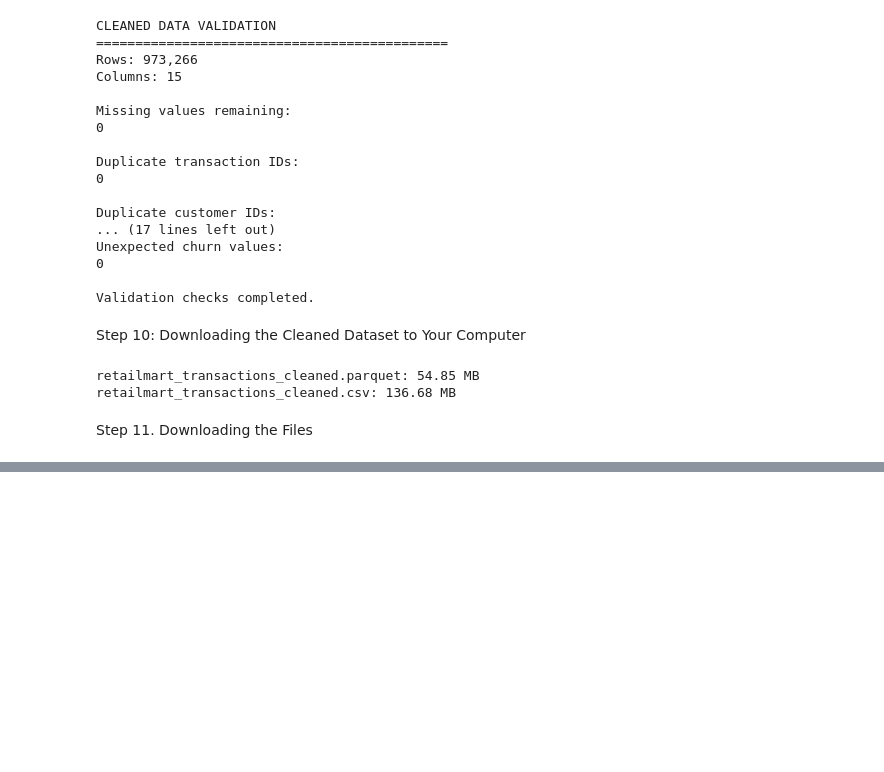
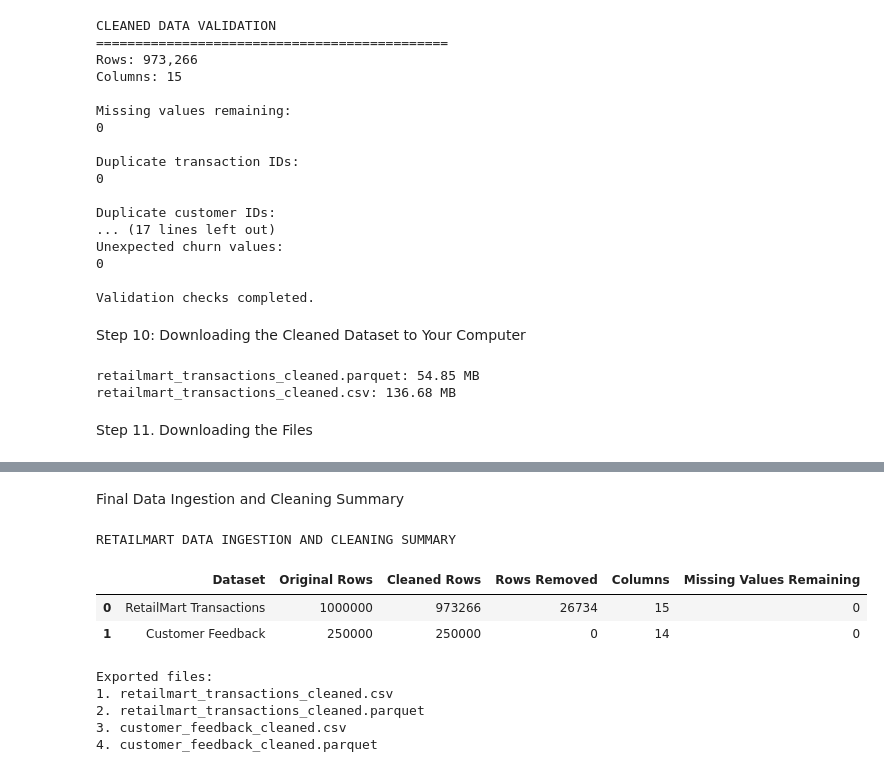
Before and after one commit to iipingebnaa/Intensive-Big-Data-Analytics-Project, a Jupyter notebook: 01_Data_Ingestion_Cleaning/Data_Ingestion_&_Cleaning.ipynb, the cells around one changed output, grey strips where cells are left out. Cells and saved outputs as stored; diff of their text form; code cells hidden in the pictures; blank space fills up the shorter version.

```diff
--- a/01_Data_Ingestion_Cleaning/Data_Ingestion_&_Cleaning.ipynb
+++ b/01_Data_Ingestion_Cleaning/Data_Ingestion_&_Cleaning.ipynb
@@ -1106,0 +1552,49 @@ files.download(
+# %% [markdown]
+Final Data Ingestion and Cleaning Summary
+# %%
+# Summarise both cleaned datasets
+summary = pd.DataFrame({
+    "Dataset": [
+        "RetailMart Transactions",
+        "Customer Feedback"
+    ],
+    "Original Rows": [
+        len(df_transactions),
+        len(df_feedback)
+    ],
+    "Cleaned Rows": [
+        len(df_clean),
+        len(df_feedback_clean)
+    ],
+    "Rows Removed": [
+        len(df_transactions) - len(df_clean),
+        len(df_feedback) - len(df_feedback_clean)
+    ],
+    "Columns": [
+        len(df_clean.columns),
+        len(df_feedback_clean.columns)
+    ],
+    "Missing Values Remaining": [
+        int(df_clean.isna().sum().sum()),
+        int(df_feedback_clean.isna().sum().sum())
+    ]
+})
+
+print("RETAILMART DATA INGESTION AND CLEANING SUMMARY")
+display(summary)
+
+print("\nExported files:")
+print("1. retailmart_transactions_cleaned.csv")
+print("2. retailmart_transactions_cleaned.parquet")
+print("3. customer_feedback_cleaned.csv")
+print("4. customer_feedback_cleaned.parquet")
+# %% [output]
+RETAILMART DATA INGESTION AND CLEANING SUMMARY
+|  | Dataset | Original Rows | Cleaned Rows | Rows Removed | Columns | Missing Values Remaining |
+| 0 | RetailMart Transactions | 1000000 | 973266 | 26734 | 15 | 0 |
+| 1 | Customer Feedback | 250000 | 250000 | 0 | 14 | 0 |
+Exported files:
+1. retailmart_transactions_cleaned.csv
+2. retailmart_transactions_cleaned.parquet
+3. customer_feedback_cleaned.csv
+4. customer_feedback_cleaned.parquet
```
Also changed, not shown: parts of 15 cells of this notebook.
